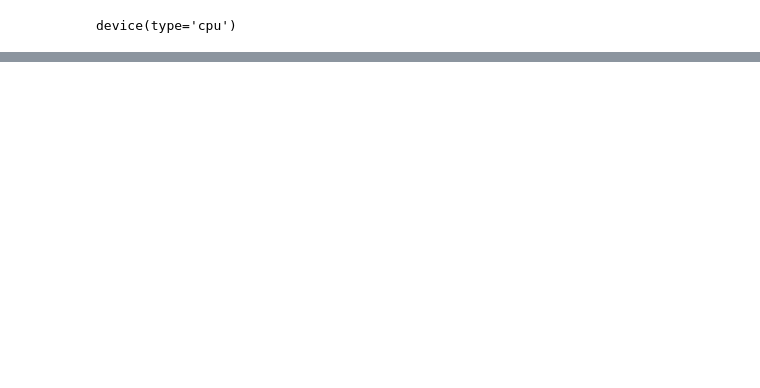
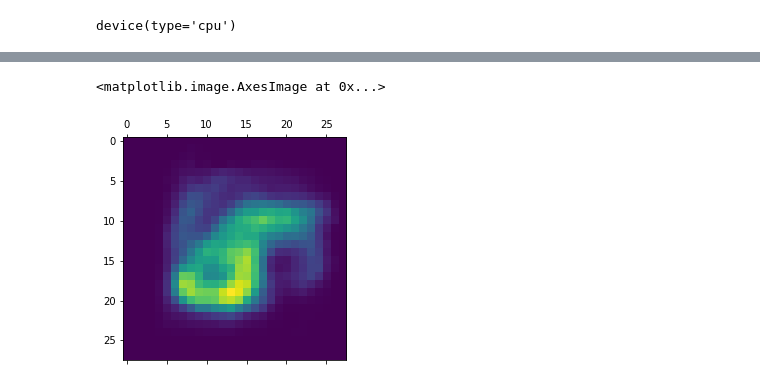
Before and after one commit to cchadd/vae-numerical-experiments, a Jupyter notebook: notebooks/test_models.ipynb, the cells around one changed output, grey strips where cells are left out. Cells and saved outputs as stored; diff of their text form; code cells hidden in the pictures; blank space fills up the shorter version.

```diff
--- a/notebooks/test_models.ipynb
+++ b/notebooks/test_models.ipynb
@@ -171,6 +170,9 @@ Train Epoch: 8 [0/60000 (0%)]   Loss: 150.672440
 # %%
 with torch.no_grad():
-    z = torch.randn(64, 2).cuda()
-    sample = vae.decode(z).cuda()
+    z = torch.randn(64, 2)
+    sample = vae.decode(z)
     sample = torch.reshape(sample, (64, 28, 28))
 plt.matshow(sample.cpu().numpy()[0])
+# %% [output]
+<matplotlib.image.AxesImage at 0x...>
+[figure, added]
```
Also changed, not shown: parts of 3 cells of this notebook, 1 other file.
